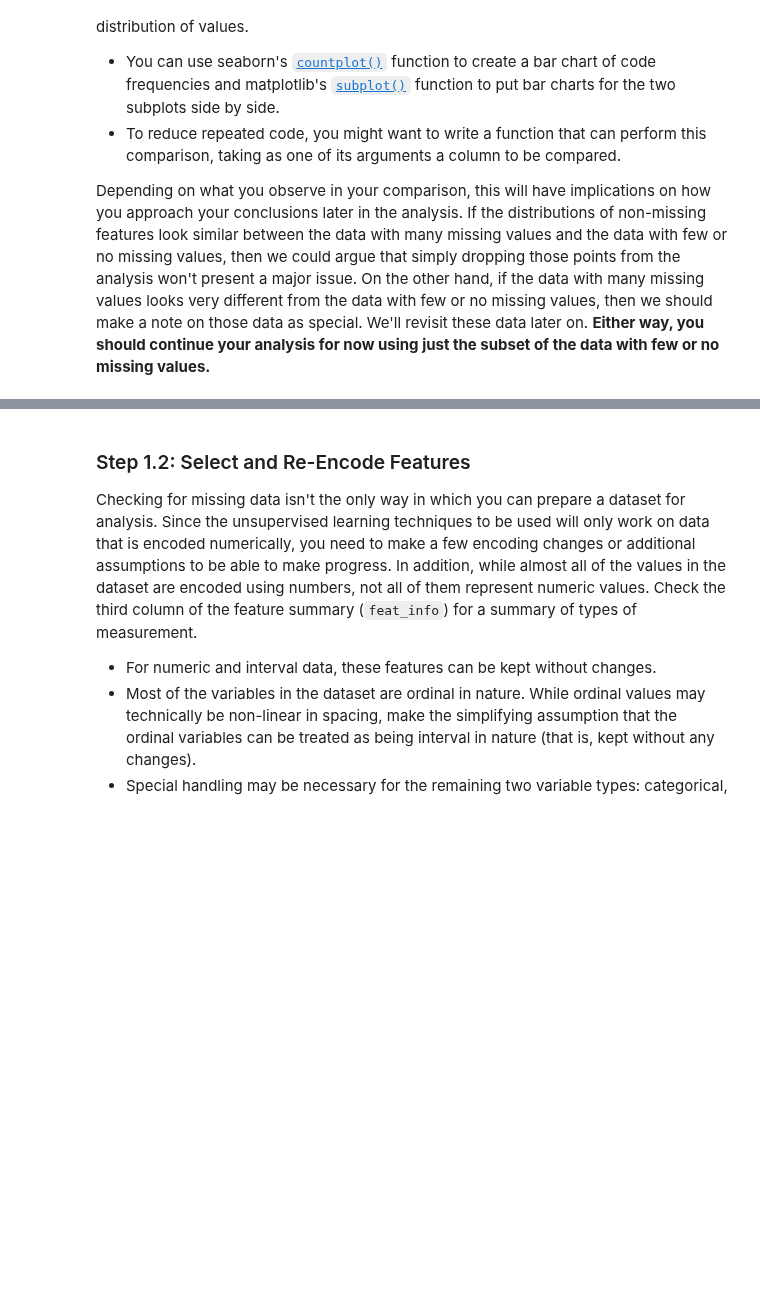
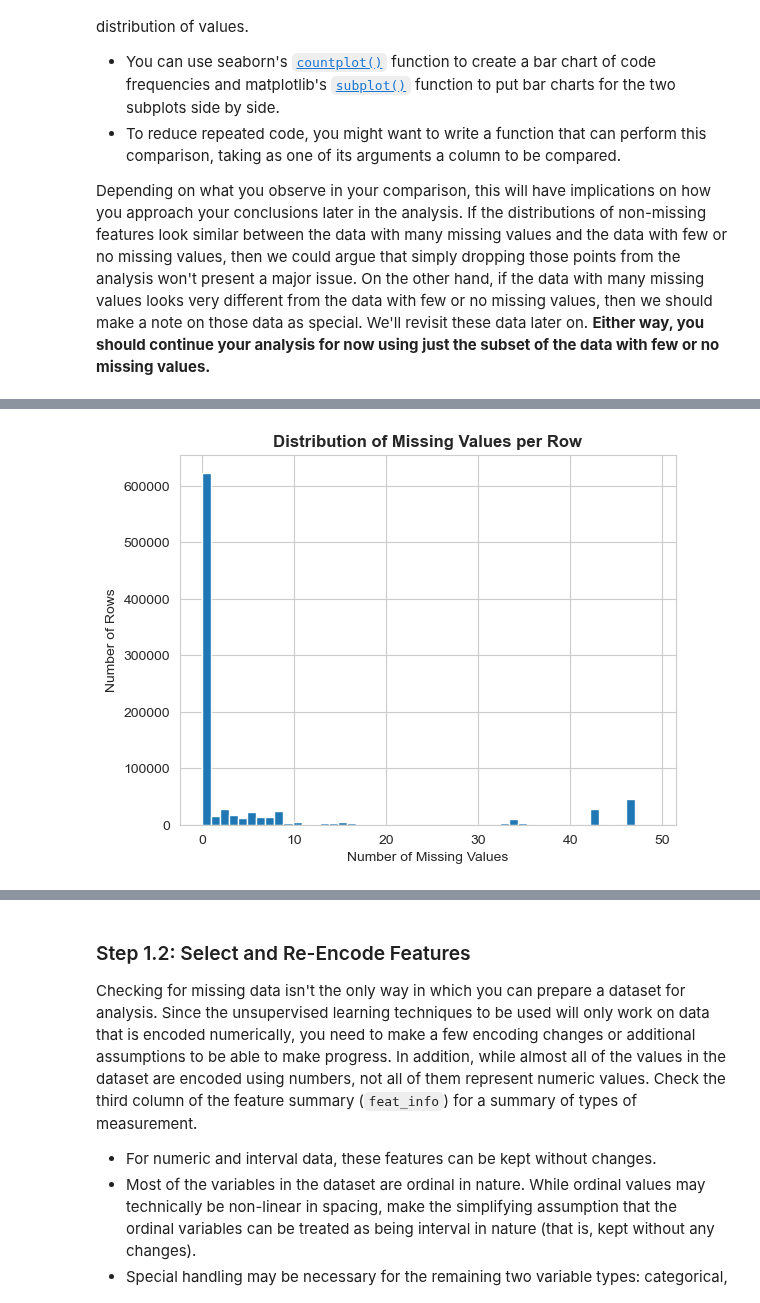
Before and after one commit to kinant/ud-ml-pytorch, a Jupyter notebook: Project 03/identify_customer_segments/Identify_Customer_Segments.ipynb, the cells around one changed output, grey strips where cells are left out. Cells and saved outputs as stored; diff of their text form; code cells hidden in the pictures; blank space fills up the shorter version.

```diff
--- a/Project 03/identify_customer_segments/Identify_Customer_Segments.ipynb
+++ b/Project 03/identify_customer_segments/Identify_Customer_Segments.ipynb
@@ -386,7 +445,9 @@ Name: count, dtype: int64
 # %%
 # Remove the outlier columns from the dataset. (You'll perform other data
 # engineering tasks such as re-encoding and imputation later.)
-drop_cols = list(pct_missing_values[pct_missing_values >= 20].index)
+
+# Get a list of the columns that have > 20% missing values
+drop_cols = list(pct_missing_values[pct_missing_values > 20].index)
 print(f"Columns to Drop: {drop_cols}")
 # %% [output]
 Columns to Drop: ['AGER_TYP', 'GEBURTSJAHR', 'TITEL_KZ', 'ALTER_HH', 'KK_KUNDENTYP', 'KBA05_BAUMAX']
@@ -440,9 +493,10 @@ In order to know what to do with the outlier rows, we should see if the distribu
 Depending on what you observe in your comparison, this will have implications on how you approach your conclusions later in the analysis. If the distributions of non-missing features look similar between the data with many missing values and the data with few or no missing values, then we could argue that simply dropping those points from the analysis won't present a major issue. On the other hand, if the data with many missing values looks very different from the data with few or no missing values, then we should make a note on those data as special. We'll revisit these data later on. **Either way, you should continue your analysis for now using just the subset of the data with few or no missing values.**
 # %%
 # How much data is missing in each row of the dataset?
-missing_per_row = demographics_data.isna().sum(axis=1)
+
+# Get the sum of NaN values per row
+missing_per_row = gen_data.isna().sum(axis=1)
 print(missing_per_row.describe())
-print(missing_per_row.value_counts())
 # %% [output]
 count    891221.000000
 mean          5.649894
@@ -471,0 +532,9 @@ plt.hist(missing_per_row)
+# %%
+# Plot a histogram
+plt.hist(missing_per_row, bins=50);
+plt.xlabel('Number of Missing Values')
+plt.ylabel('Number of Rows')
+plt.title('Distribution of Missing Values per Row', fontweight='bold')
+plt.show()
+# %% [output]
+[figure, added]
```
Also changed, not shown: parts of 97 cells of this notebook.
